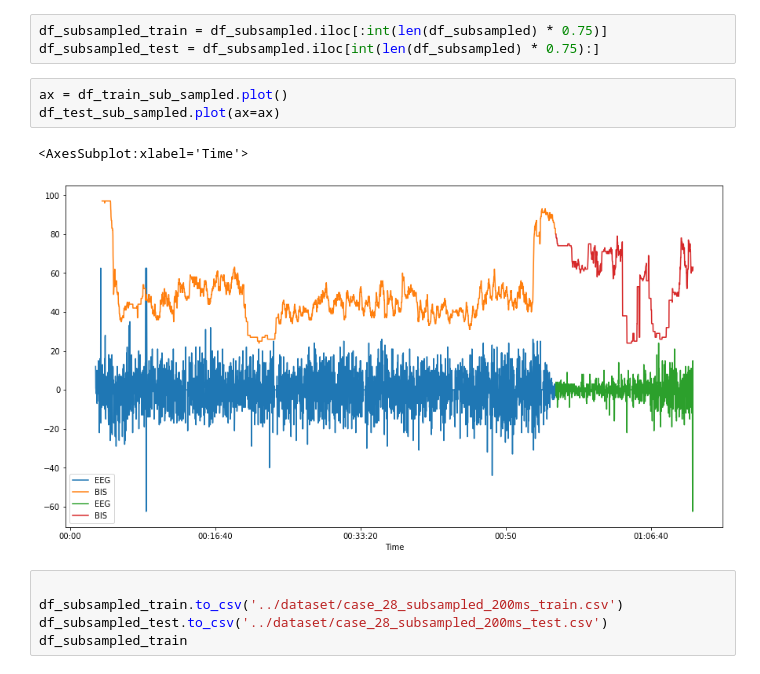
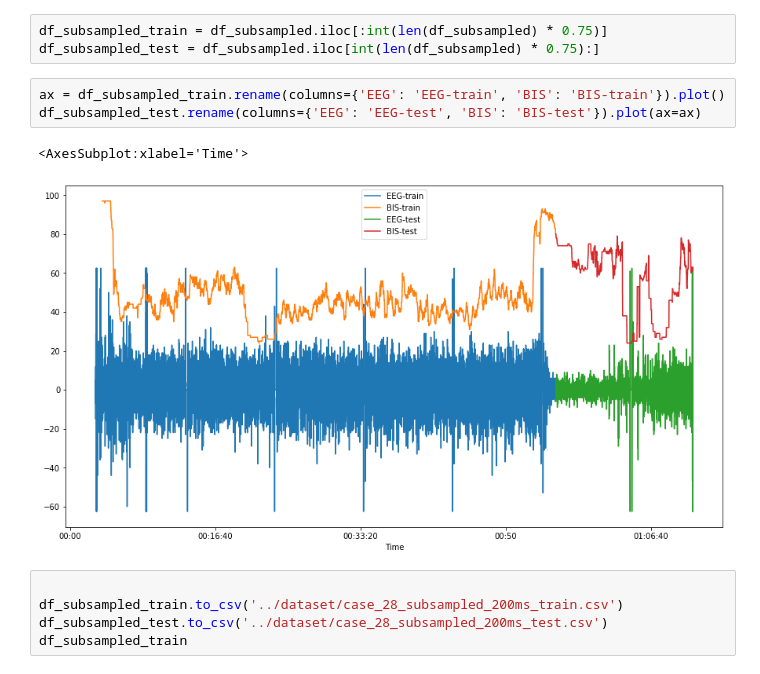
Before and after one commit to Dienert/anesthesia_serie, a Jupyter notebook: notebooks/dataset.ipynb, the cells around one changed output. Saved outputs shown, nothing was run; the diff lists cells and outputs as text.

Commit message:
Updating graph to the correct subsampling frequency

```diff
--- a/notebooks/dataset.ipynb
+++ b/notebooks/dataset.ipynb
@@ -133,12 +133,12 @@ df_subsampled.plot()
 # %%
 df_subsampled_train = df_subsampled.iloc[:int(len(df_subsampled) * 0.75)]
 df_subsampled_test = df_subsampled.iloc[int(len(df_subsampled) * 0.75):]
-# %%
-ax = df_train_sub_sampled.plot()
-df_test_sub_sampled.plot(ax=ax)
-# %% [output]
-<AxesSubplot:xlabel='Time'>
-[figure, removed]
+# %%
+ax = df_subsampled_train.rename(columns={'EEG': 'EEG-train', 'BIS': 'BIS-train'}).plot()
+df_subsampled_test.rename(columns={'EEG': 'EEG-test', 'BIS': 'BIS-test'}).plot(ax=ax)
+# %% [output]
+<AxesSubplot:xlabel='Time'>
+[figure, added]
 # %%
 
 df_subsampled_train.to_csv('../dataset/case_28_subsampled_200ms_train.csv')
```
